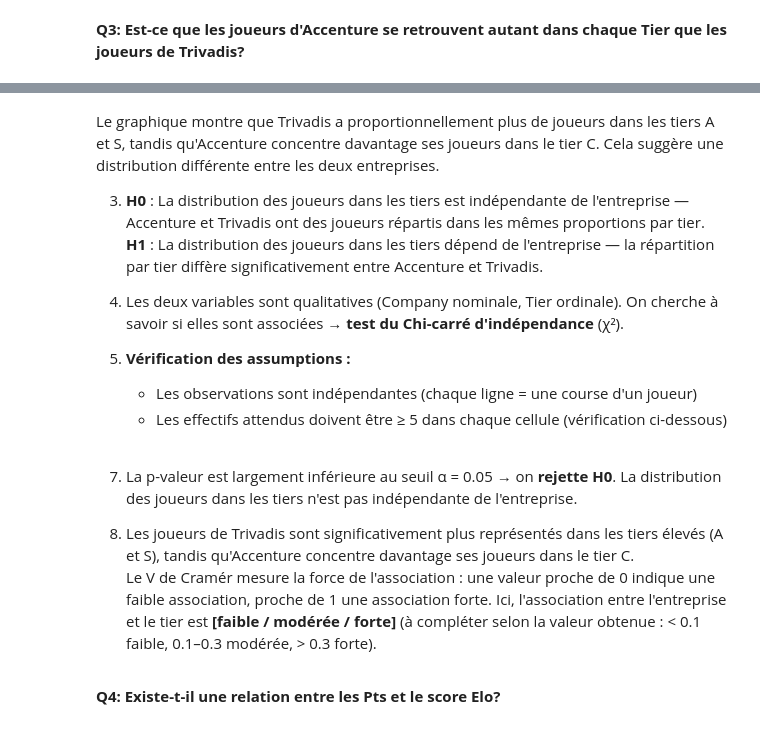
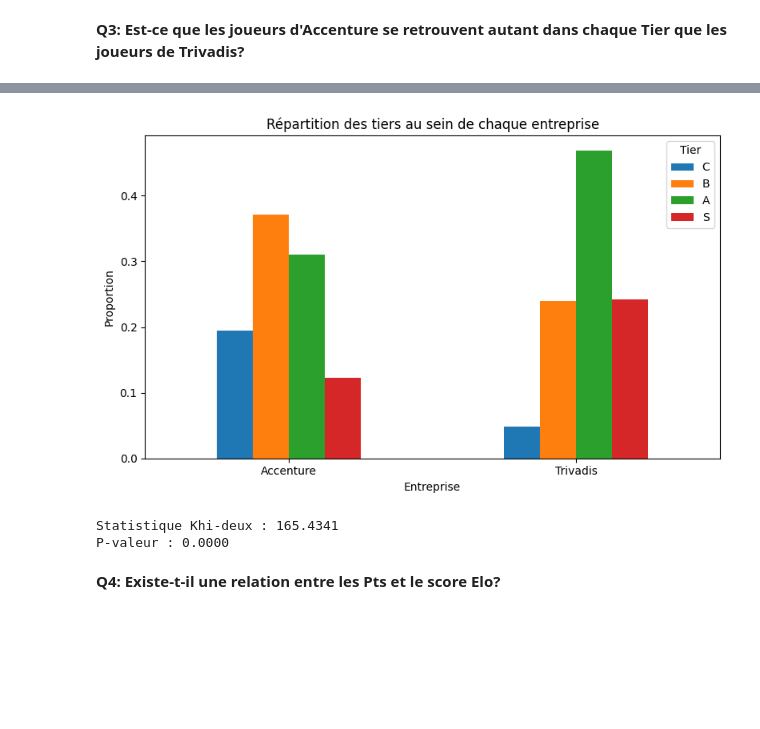
Before and after one commit to eliasdinarica/ProjetAnalyseDonnees, a Jupyter notebook: projet_MK8.ipynb, the cells around one changed output, grey strips where cells are left out. Saved outputs shown, nothing was run; the diff lists cells and outputs as text; code cells hidden in the pictures; blank space fills up the shorter version.

Commit message:
cette fois ça devrait être bon

```diff
--- a/projet_MK8.ipynb
+++ b/projet_MK8.ipynb
@@ -138,45 +152,44 @@ print("6. La p-valeur associée est de :", p_valeur)
 # %%
+from scipy.stats import chi2_contingency
 # Retirer External Company
 data = data[data["Company"] != "External Company"]
 
 tier_order = ["C", "B", "A", "S"]
 data["Tier"] = pd.Categorical(
     data["Tier"],
     categories=tier_order,
     ordered=True
 )
 
 company_order = ["Accenture", "Trivadis"]
 data["Company"] = pd.Categorical(
     data["Company"],
     categories=company_order,
     ordered=False
 )
 
 # Tier en lignes, Company en colonnes
 contingency_table = pd.crosstab(data["Tier"], data["Company"])
 
 # Normalisation par colonne (par entreprise) : proportion de chaque tier au sein de chaque entreprise
 proportions = contingency_table.div(contingency_table.sum(axis=0), axis=1)
 
 # Transposer pour avoir les entreprises en x et les tiers en légende
 ax = proportions.T.plot(kind="bar", figsize=(8, 5))
 
 plt.title("Répartition des tiers au sein de chaque entreprise")
 plt.ylabel("Proportion")
 plt.xlabel("Entreprise")
 plt.xticks(rotation=0)
 plt.legend(title="Tier")
 plt.tight_layout()
 plt.show()
+
+chi2_stat, p_val, dof, expected = chi2_contingency(contingency_table)
+
+print(f"Statistique Khi-deux : {chi2_stat:.4f}")
+print(f"P-valeur : {p_val:.4f}")
+# %% [output]
+[figure, added]
+Statistique Khi-deux : 165.4341
+P-valeur : 0.0000
-# %% [markdown]
-Le graphique montre que Trivadis a proportionnellement plus de joueurs dans les tiers A et S, tandis qu'Accenture concentre davantage ses joueurs dans le tier C. Cela suggère une distribution différente entre les deux entreprises.
-
-3. **H0** : La distribution des joueurs dans les tiers est indépendante de l'entreprise — Accenture et Trivadis ont des joueurs répartis dans les mêmes proportions par tier. <br>
-   **H1** : La distribution des joueurs dans les tiers dépend de l'entreprise — la répartition par tier diffère significativement entre Accenture et Trivadis.
-
-4. Les deux variables sont qualitatives (Company nominale, Tier ordinale). On cherche à savoir si elles sont associées → **test du Chi-carré d'indépendance** (χ²).
-
-5. **Vérification des assumptions :**
-   - Les observations sont indépendantes (chaque ligne = une course d'un joueur)
-   - Les effectifs attendus doivent être ≥ 5 dans chaque cellule (vérification ci-dessous)
@@ -205,8 +196,3 @@ print(f"Taille de l'effet (V de Cramér) : {cramers_v:.4f}")
-# %% [markdown]
-7. La p-valeur est largement inférieure au seuil α = 0.05 → on **rejette H0**. La distribution des joueurs dans les tiers n'est pas indépendante de l'entreprise.
-
-8. Les joueurs de Trivadis sont significativement plus représentés dans les tiers élevés (A et S), tandis qu'Accenture concentre davantage ses joueurs dans le tier C. <br>
-Le V de Cramér mesure la force de l'association : une valeur proche de 0 indique une faible association, proche de 1 une association forte. Ici, l'association entre l'entreprise et le tier est **[faible / modérée / forte]** (à compléter selon la valeur obtenue : < 0.1 faible, 0.1–0.3 modérée, > 0.3 forte).
 # %% [markdown]
 **Q4: Existe-t-il une relation entre les Pts et le score Elo?**
 # %% [markdown]
```
Also changed, not shown: parts of 10 cells of this notebook.
